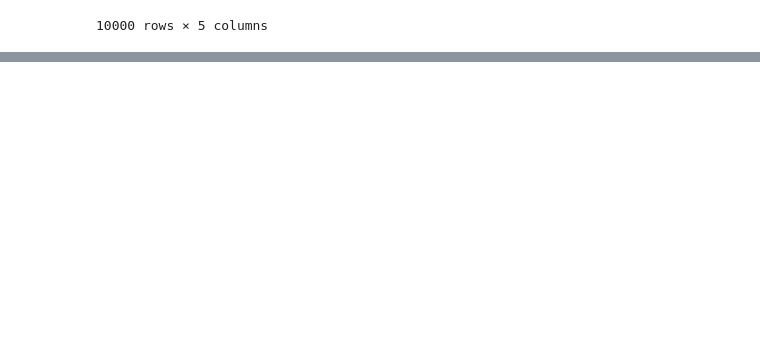
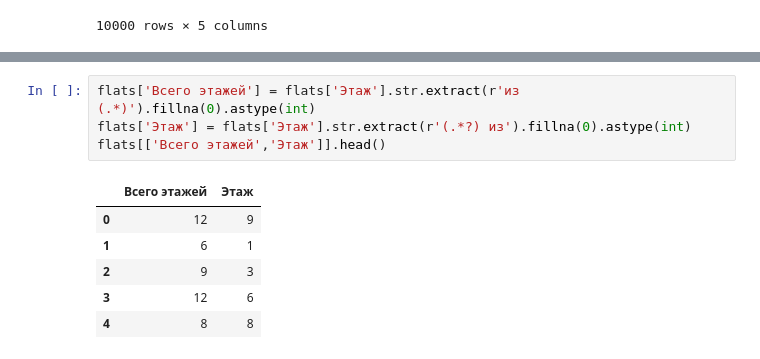
Before and after one commit to zoubrator/RealEstateSpb, a Jupyter notebook: buy_a_dream_apartment.ipynb, the cells around one changed output, grey strips where cells are left out. Saved outputs shown, nothing was run; the diff lists cells and outputs as text; blank space fills up the shorter version.

```diff
--- a/buy_a_dream_apartment.ipynb
+++ b/buy_a_dream_apartment.ipynb
@@ -342,0 +460,11 @@ flats[['Адрес', 'Город', 'Район', 'Улица', 'Номер до
+# %%
+flats['Всего этажей'] = flats['Этаж'].str.extract(r'из (.*)').fillna(0).astype(int)
+flats['Этаж'] = flats['Этаж'].str.extract(r'(.*?) из').fillna(0).astype(int)
+flats[['Всего этажей','Этаж']].head()
+# %% [output]
+|  | Всего этажей | Этаж |
+| 0 | 12 | 9 |
+| 1 | 6 | 1 |
+| 2 | 9 | 3 |
+| 3 | 12 | 6 |
+| 4 | 8 | 8 |
```
Also changed, not shown: parts of 36 cells of this notebook.
